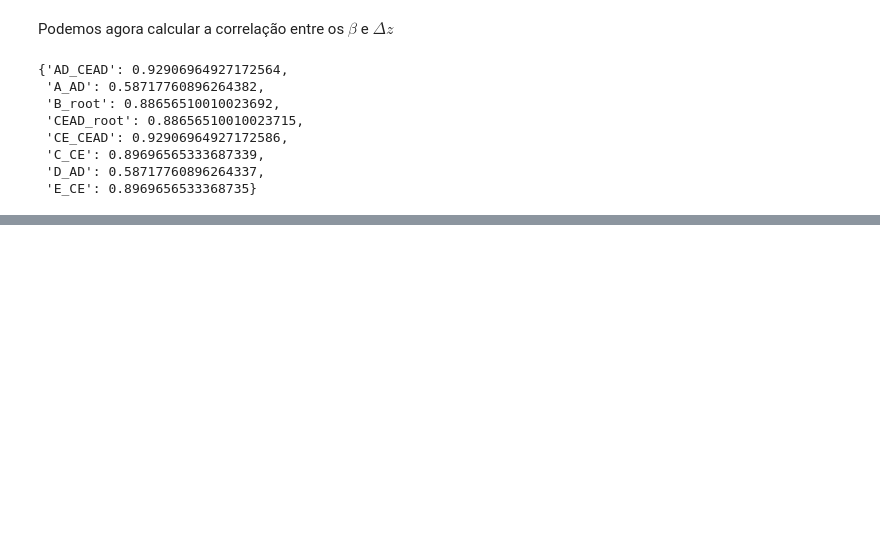
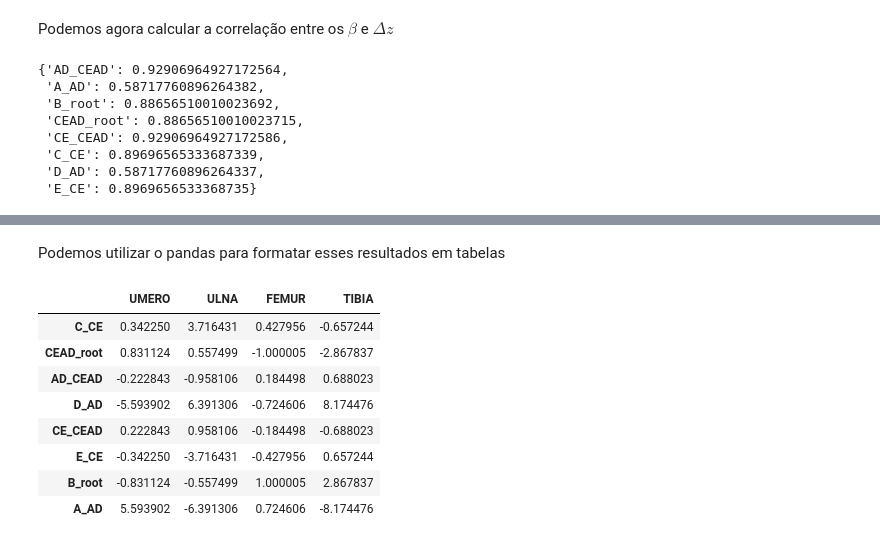
Before and after one commit to paulaassis/BioEvol, a Jupyter notebook: Biologia Evolutiva.ipynb, the cells around one changed output, grey strips where cells are left out. Cells and saved outputs as stored; diff of their text form; code cells hidden in the pictures; blank space fills up the shorter version.

Commit message:
corr pc1 e display de tabelas

```diff
--- a/Biologia Evolutiva.ipynb
+++ b/Biologia Evolutiva.ipynb
@@ -17,6 +17,7 @@ import numpy as np
 import dendropy  as dp
 
 dados_brutos = pd.read_csv("./dados.csv")
+num_traits = 4
 dados_brutos
 # %% [output]
 <class 'pandas.core.frame.DataFrame'>
@@ -141,11 +142,11 @@ cov_matrices_list = []
 cor_matrices_list = []
 
 for i,especie in enumerate(especies_labels):
-    cov_matrices[especie] = cov_matrices_df[(i*4):(i+1)*4]
+    cov_matrices[especie] = cov_matrices_df[(i*num_traits):(i+1)*num_traits]
     cov_matrices_list.append(np.matrix(cov_matrices[especie]))
-    cor_matrices[especie] = cor_matrices_df[(i*4):(i+1)*4]
+    cor_matrices[especie] = cor_matrices_df[(i*num_traits):(i+1)*num_traits]
     cor_matrices_list.append(np.matrix(cor_matrices[especie]))
-    medias_dict[especie] = np.array(medias[i:(i+1)]).reshape(4)
+    medias_dict[especie] = np.array(medias[i:(i+1)]).reshape(num_traits)
 # %%
 cov_matrices_df
 # %% [output]
@@ -501,0 +522,16 @@ corr_beta_delta_z
+# %% [markdown]
+Podemos utilizar o pandas para formatar esses resultados em tabelas
+# %%
+df_betas = pd.DataFrame.from_dict(beta, orient='index')
+df_betas.columns = dados_brutos.columns[0:num_traits]
+df_betas
+# %% [output]
+|  | UMERO | ULNA | FEMUR | TIBIA |
+| C_CE | 0.342250 | 3.716431 | 0.427956 | -0.657244 |
+| CEAD_root | 0.831124 | 0.557499 | -1.000005 | -2.867837 |
+| AD_CEAD | -0.222843 | -0.958106 | 0.184498 | 0.688023 |
+| D_AD | -5.593902 | 6.391306 | -0.724606 | 8.174476 |
+| CE_CEAD | 0.222843 | 0.958106 | -0.184498 | -0.688023 |
+| E_CE | -0.342250 | -3.716431 | -0.427956 | 0.657244 |
+| B_root | -0.831124 | -0.557499 | 1.000005 | 2.867837 |
+| A_AD | 5.593902 | -6.391306 | 0.724606 | -8.174476 |
```
Also changed, not shown: parts of 6 cells of this notebook.
